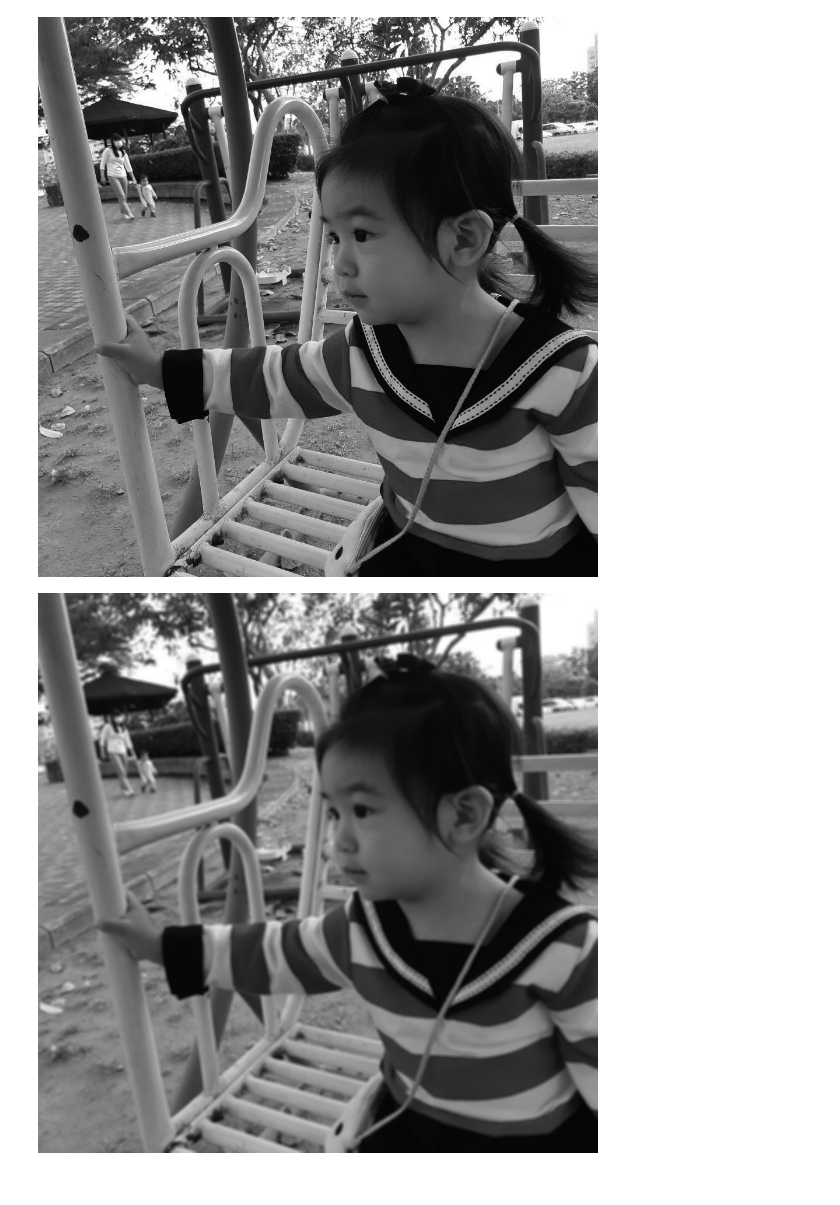
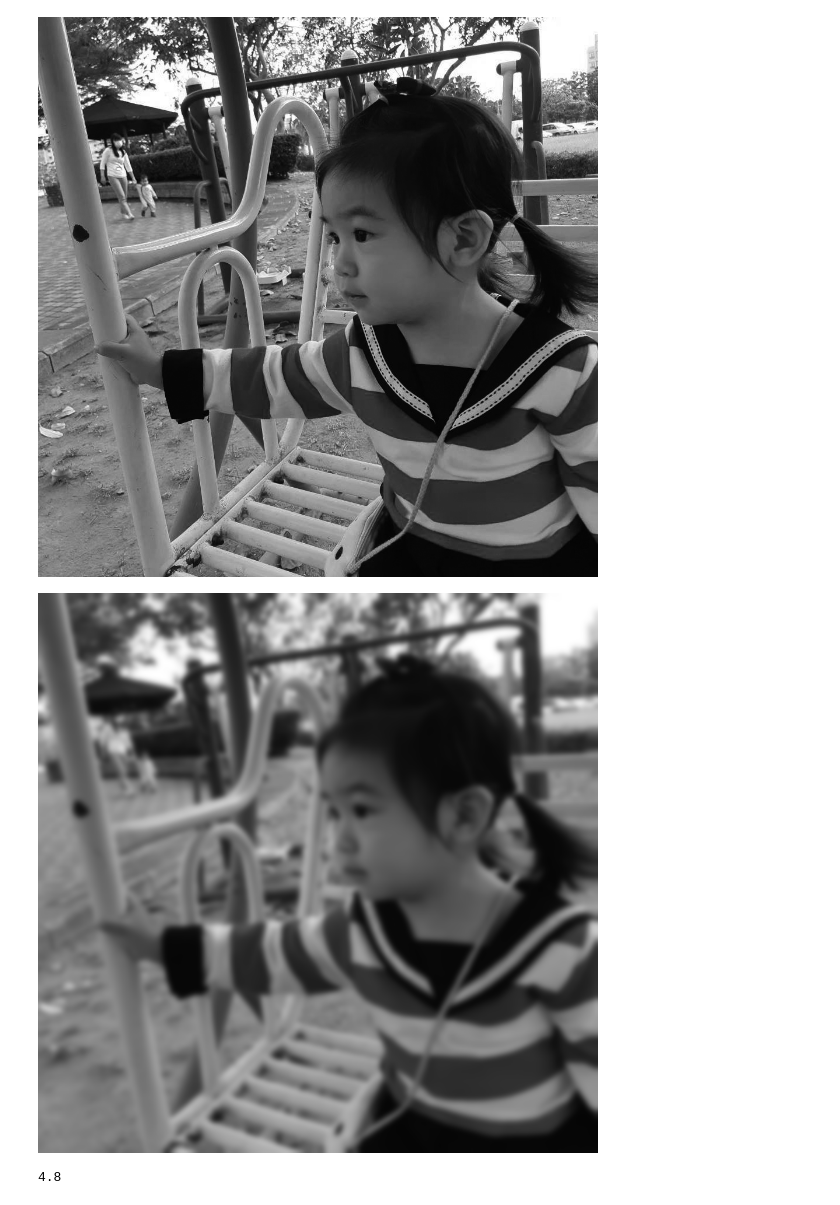
Before and after one commit to coherent17/Digital-Image-Processing, a Jupyter notebook: Project5/DIP.ipynb, the cells around one changed output. Saved outputs shown, nothing was run; the diff lists cells and outputs as text; code cells hidden in the pictures.

```diff
--- a/Project5/DIP.ipynb
+++ b/Project5/DIP.ipynb
@@ -12,11 +12,13 @@ def save_picture(filename, source):
 # %%
 #readfile and perform gaussian blur
 img = cv.imread('Kid at playground.tif', cv.IMREAD_GRAYSCALE)
-blur = cv.GaussianBlur(img, (7, 7), min(img.shape[0], img.shape[1] * 0.005))
+blur = cv.GaussianBlur(img, (29, 29), min(img.shape[0], img.shape[1] * 0.005))
 cv2_imshow(img)
 cv2_imshow(blur)
+print(img.shape[1] * 0.005)
 # %% [output]
 [figure]
-[figure, old version]
+[figure, new version]
+4.8
 # %%
 #Sobel gradient
```
Also changed, not shown: parts of 4 cells of this notebook, 1 other file.
